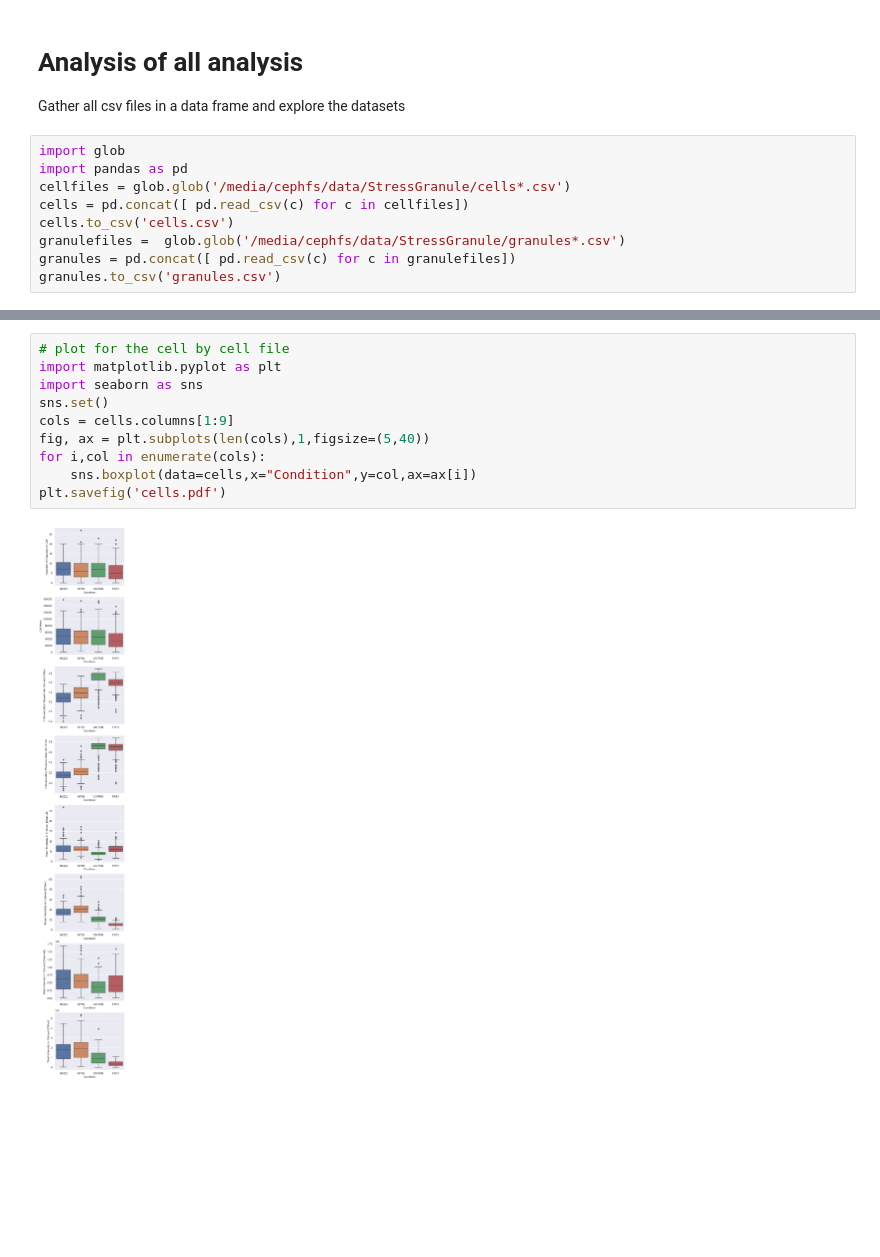
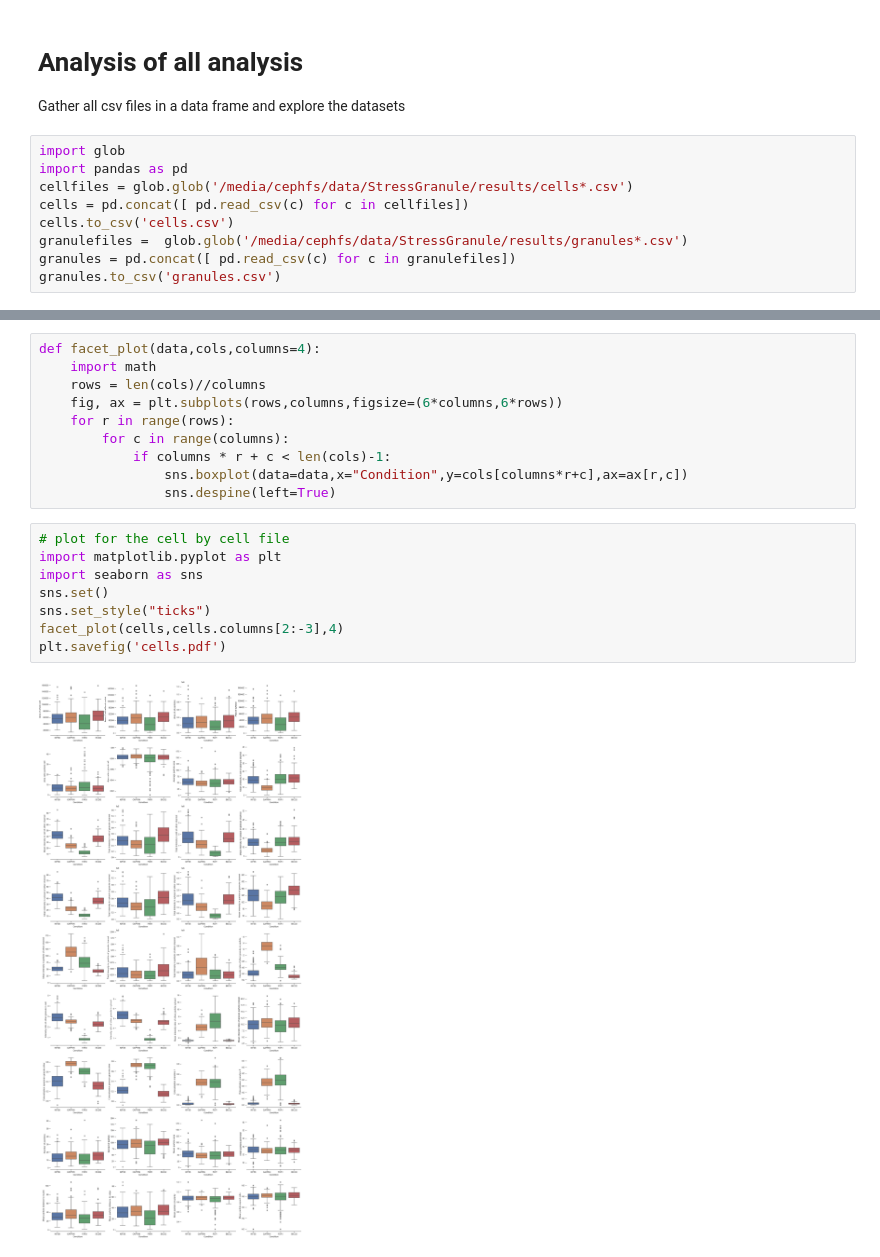
Before and after one commit to jboulanger/sganalysis, a Jupyter notebook: figures.ipynb, the cells around one changed output, grey strips where cells are left out. Saved outputs shown, nothing was run; the diff lists cells and outputs as text; blank space fills up the shorter version.

```diff
--- a/figures.ipynb
+++ b/figures.ipynb
@@ -4,10 +4,10 @@ Gather all csv files in a data frame and explore the datasets
 # %%
 import glob
 import pandas as pd
-cellfiles = glob.glob('/media/cephfs/data/StressGranule/cells*.csv')
+cellfiles = glob.glob('/media/cephfs/data/StressGranule/results/cells*.csv')
 cells = pd.concat([ pd.read_csv(c) for c in cellfiles])
 cells.to_csv('cells.csv')
-granulefiles =  glob.glob('/media/cephfs/data/StressGranule/granules*.csv')
+granulefiles =  glob.glob('/media/cephfs/data/StressGranule/results/granules*.csv')
 granules = pd.concat([ pd.read_csv(c) for c in granulefiles])
 granules.to_csv('granules.csv')
 # %%
@@ -23,12 +23,20 @@ pd.DataFrame(cells.groupby(by='Condition').size())
+# %%
+def facet_plot(data,cols,columns=4):
+    import math
+    rows = len(cols)//columns
+    fig, ax = plt.subplots(rows,columns,figsize=(6*columns,6*rows))
+    for r in range(rows):
+        for c in range(columns):
+            if columns * r + c < len(cols)-1:
+                sns.boxplot(data=data,x="Condition",y=cols[columns*r+c],ax=ax[r,c])
+                sns.despine(left=True)
 # %%
 # plot for the cell by cell file
 import matplotlib.pyplot as plt
 import seaborn as sns
 sns.set()
-cols = cells.columns[1:9]
-fig, ax = plt.subplots(len(cols),1,figsize=(5,40))
-for i,col in enumerate(cols):
-    sns.boxplot(data=cells,x="Condition",y=col,ax=ax[i])
+sns.set_style("ticks")
+facet_plot(cells,cells.columns[2:-3],4)
 plt.savefig('cells.pdf')
 # %% [output]
-[figure, old version]
+[figure, new version]
```
Also changed, not shown: parts of 3 cells of this notebook, 6 other files.
